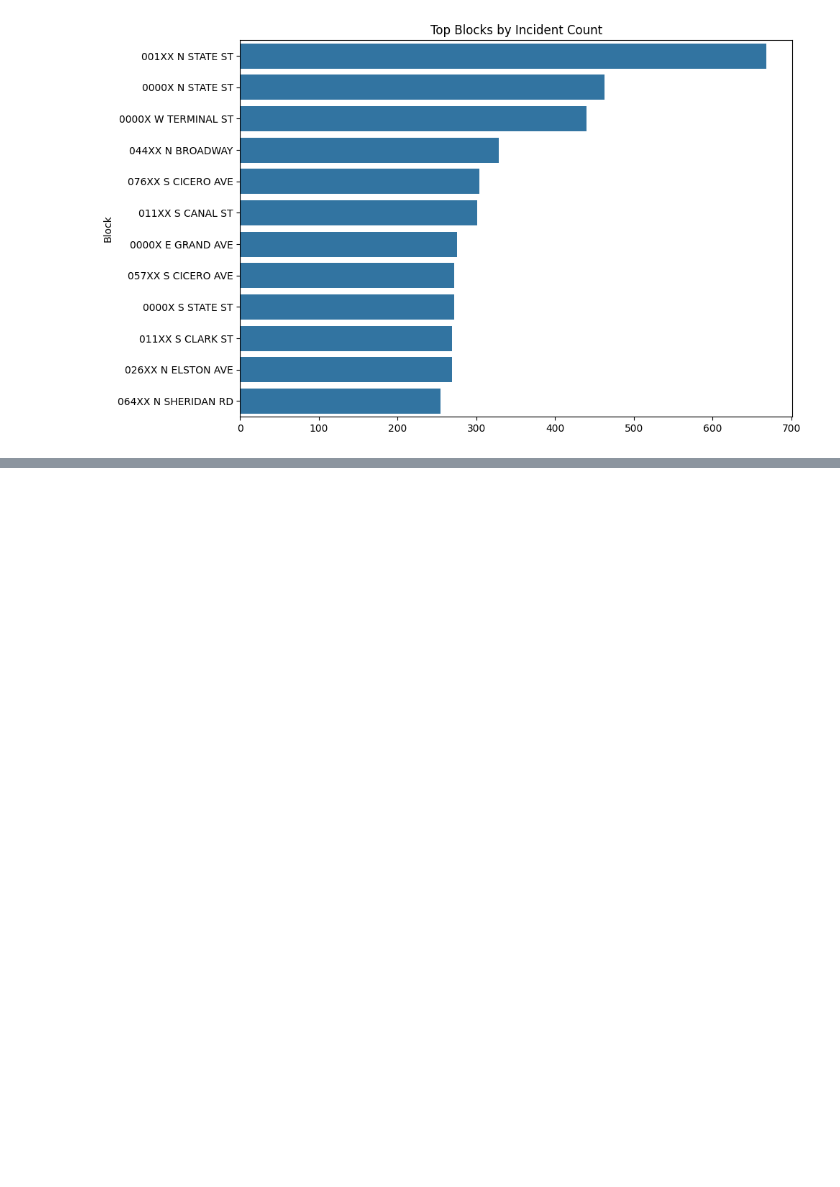
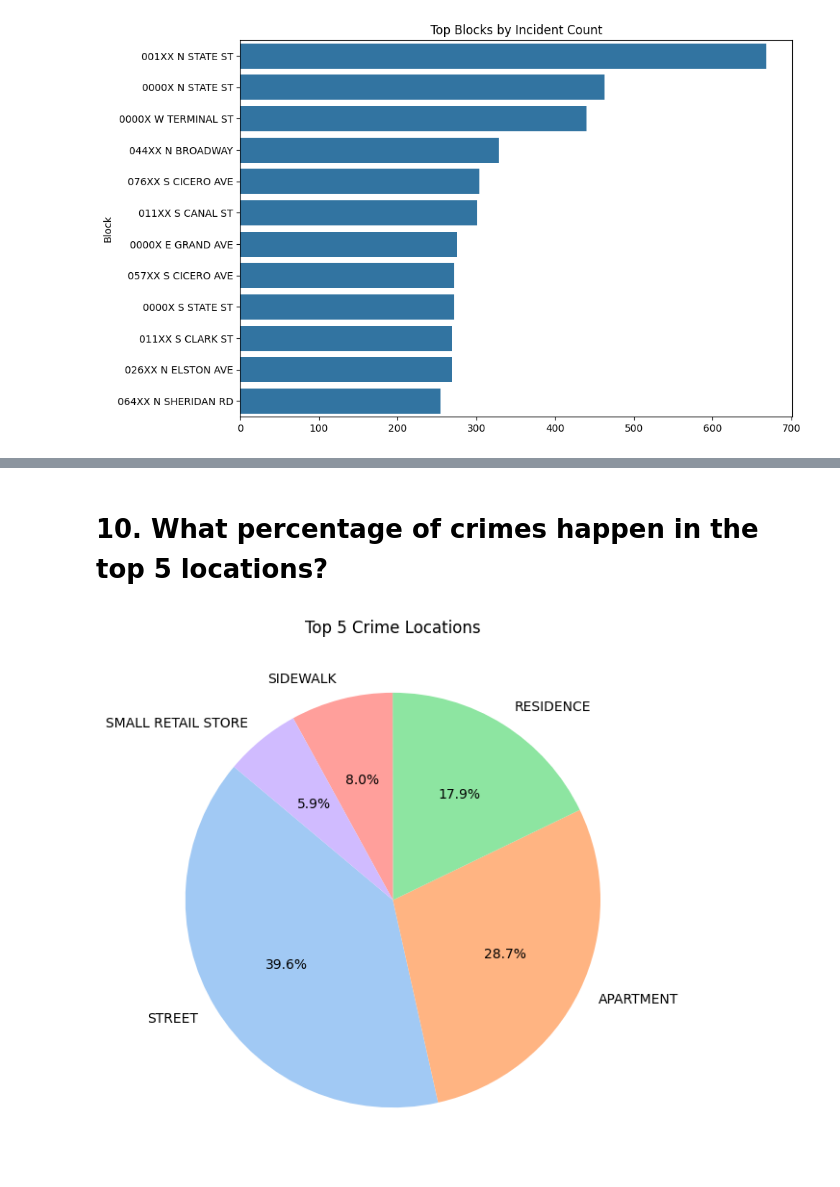
Before and after one commit to GelaLela/ELEC303_DATA_ANALYTICS_ACT2_REMOJOANGELA, a Jupyter notebook: ELEC303MIDTERMS_EXAM.ipynb, the cells around one changed output, grey strips where cells are left out. Cells and saved outputs as stored; diff of their text form; code cells hidden in the pictures; blank space fills up the shorter version.

```diff
--- a/ELEC303MIDTERMS_EXAM.ipynb
+++ b/ELEC303MIDTERMS_EXAM.ipynb
@@ -248,0 +268,12 @@ Name: count, dtype: int64
+# %% [markdown]
+<h1>10. What percentage of crimes happen in the top 5 locations?</h1>
+# %%
+top5_locations = df['Location Description'].value_counts().head(5)
+top5_locations
+
+plt.figure(figsize=(7,7))
+plt.pie(top5_locations.values, labels=top5_locations.index, autopct='%1.1f%%', startangle=140, colors=sns.color_palette("pastel"))
+plt.title('Top 5 Crime Locations')
+plt.show()
+# %% [output]
+[figure, added]
```
Also changed, not shown: parts of 28 cells of this notebook.
